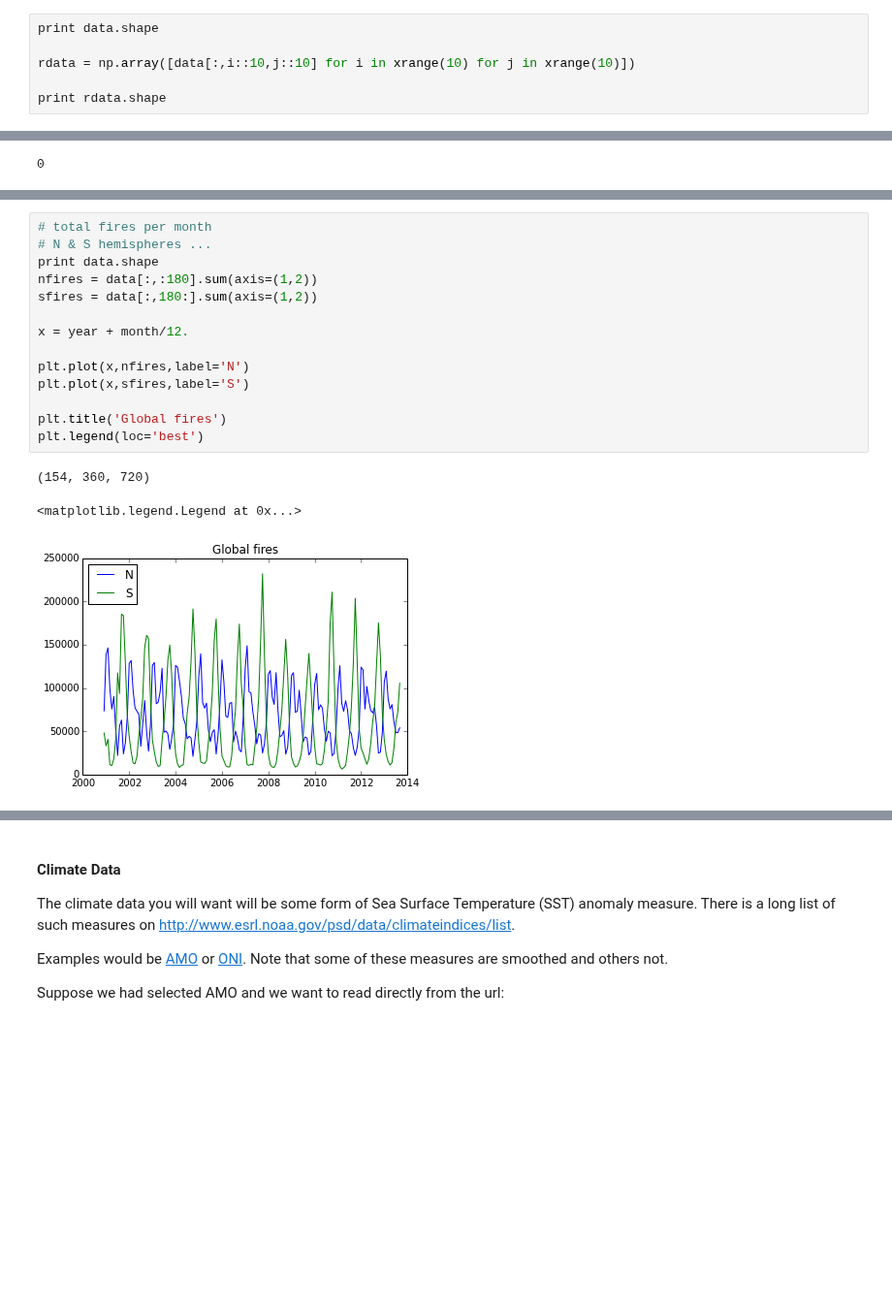
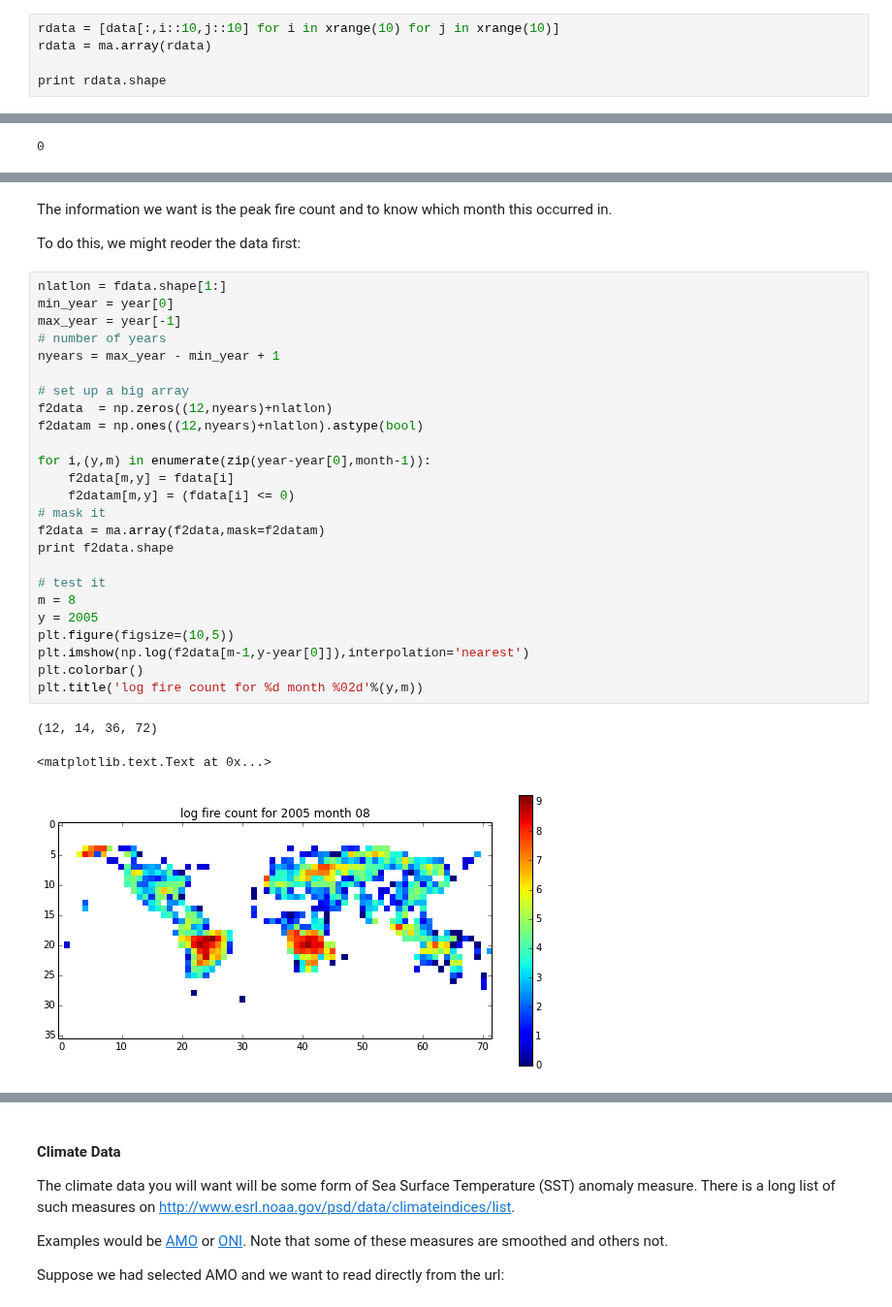
Before and after one commit to profLewis/geogg122, a Jupyter notebook: Chapter7_ENSO/ENSO.ipynb, the cells around one changed output, grey strips where cells are left out. Shown at 97% size. Saved outputs shown, nothing was run; the diff lists cells and outputs as text; blank space fills up the shorter version.

```diff
--- a/Chapter7_ENSO/ENSO.ipynb
+++ b/Chapter7_ENSO/ENSO.ipynb
@@ -89,9 +90,8 @@ We need to shrink the dataset by a factor of 10 then.
 
 There are different ways to achive this, but one way would be to reoganise the data:
 # %%
-print data.shape
-
-rdata = np.array([data[:,i::10,j::10] for i in xrange(10) for j in xrange(10)])
+rdata = [data[:,i::10,j::10] for i in xrange(10) for j in xrange(10)]
+rdata = ma.array(rdata)
 
 print rdata.shape
 # %% [output]
@@ -138,21 +136,36 @@ os.system(cmd)
 0
 # %% [markdown]
 ![](files/images/fire_movie3.gif)
-# %%
-# total fires per month
-# N & S hemispheres ...
-print data.shape
-nfires = data[:,:180].sum(axis=(1,2))
-sfires = data[:,180:].sum(axis=(1,2))
-
-x = year + month/12.
-
-plt.plot(x,nfires,label='N')
-plt.plot(x,sfires,label='S')
-
-plt.title('Global fires')
-plt.legend(loc='best')
-# %% [output]
-(154, 360, 720)
-<matplotlib.legend.Legend at 0x...>
-[figure, removed]
+# %% [markdown]
+The information we want is the peak fire count and to know which month this occurred in.
+
+To do this, we might reoder the data first:
+# %%
+nlatlon = fdata.shape[1:]
+min_year = year[0]
+max_year = year[-1]
+# number of years
+nyears = max_year - min_year + 1
+
+# set up a big array
+f2data  = np.zeros((12,nyears)+nlatlon)
+f2datam = np.ones((12,nyears)+nlatlon).astype(bool)
+
+for i,(y,m) in enumerate(zip(year-year[0],month-1)):
+    f2data[m,y] = fdata[i]
+    f2datam[m,y] = (fdata[i] <= 0)
+# mask it
+f2data = ma.array(f2data,mask=f2datam)
+print f2data.shape
+
+# test it
+m = 8
+y = 2005
+plt.figure(figsize=(10,5))
+plt.imshow(np.log(f2data[m-1,y-year[0]]),interpolation='nearest')
+plt.colorbar()
+plt.title('log fire count for %d month %02d'%(y,m))
+# %% [output]
+(12, 14, 36, 72)
+<matplotlib.text.Text at 0x...>
+[figure, added]
```
Also changed, not shown: parts of 28 cells of this notebook.
